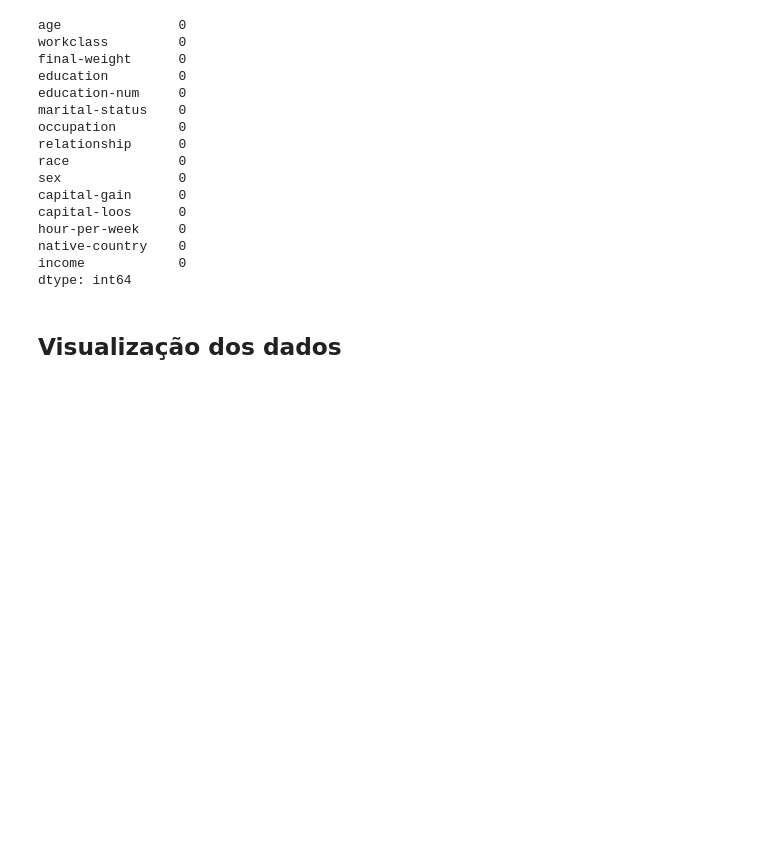
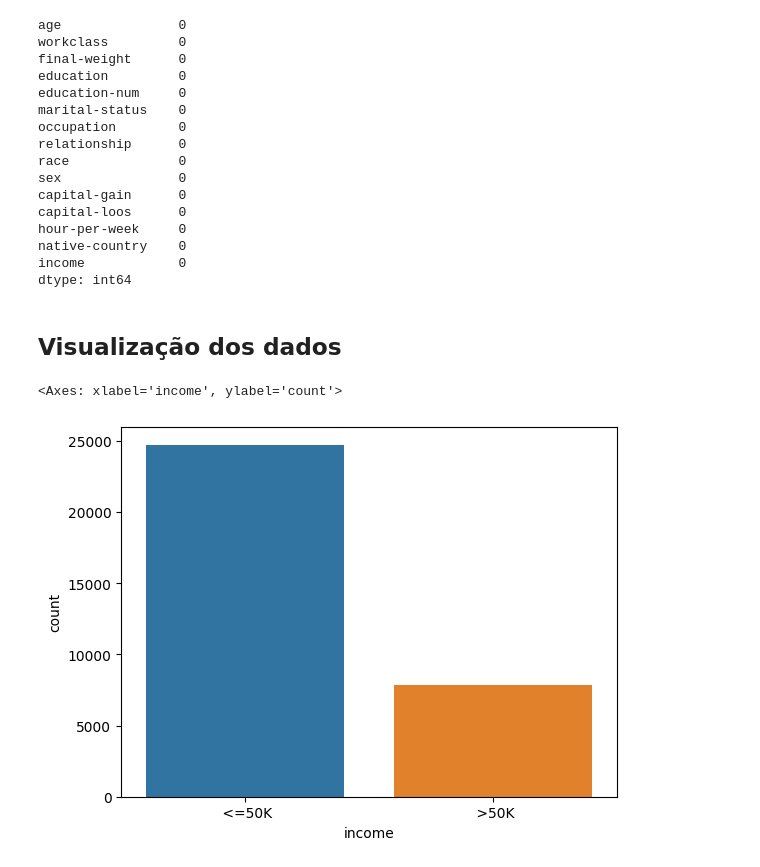
Before and after one commit to Tiago-Lima/CreditRiskStudy, a Jupyter notebook: CreditRisk.ipynb, the cells around one changed output. Cells and saved outputs as stored; diff of their text form; code cells hidden in the pictures; blank space fills up the shorter version.

```diff
--- a/CreditRisk.ipynb
+++ b/CreditRisk.ipynb
@@ -299,3 +299,8 @@ income            0
 dtype: int64
 # %% [markdown]
 ## Visualização dos dados
+# %%
+sns.countplot(x = base_census["income"])
+# %% [output]
+<Axes: xlabel='income', ylabel='count'>
+[figure, added]
```
Also changed, not shown: parts of 2 cells of this notebook.
